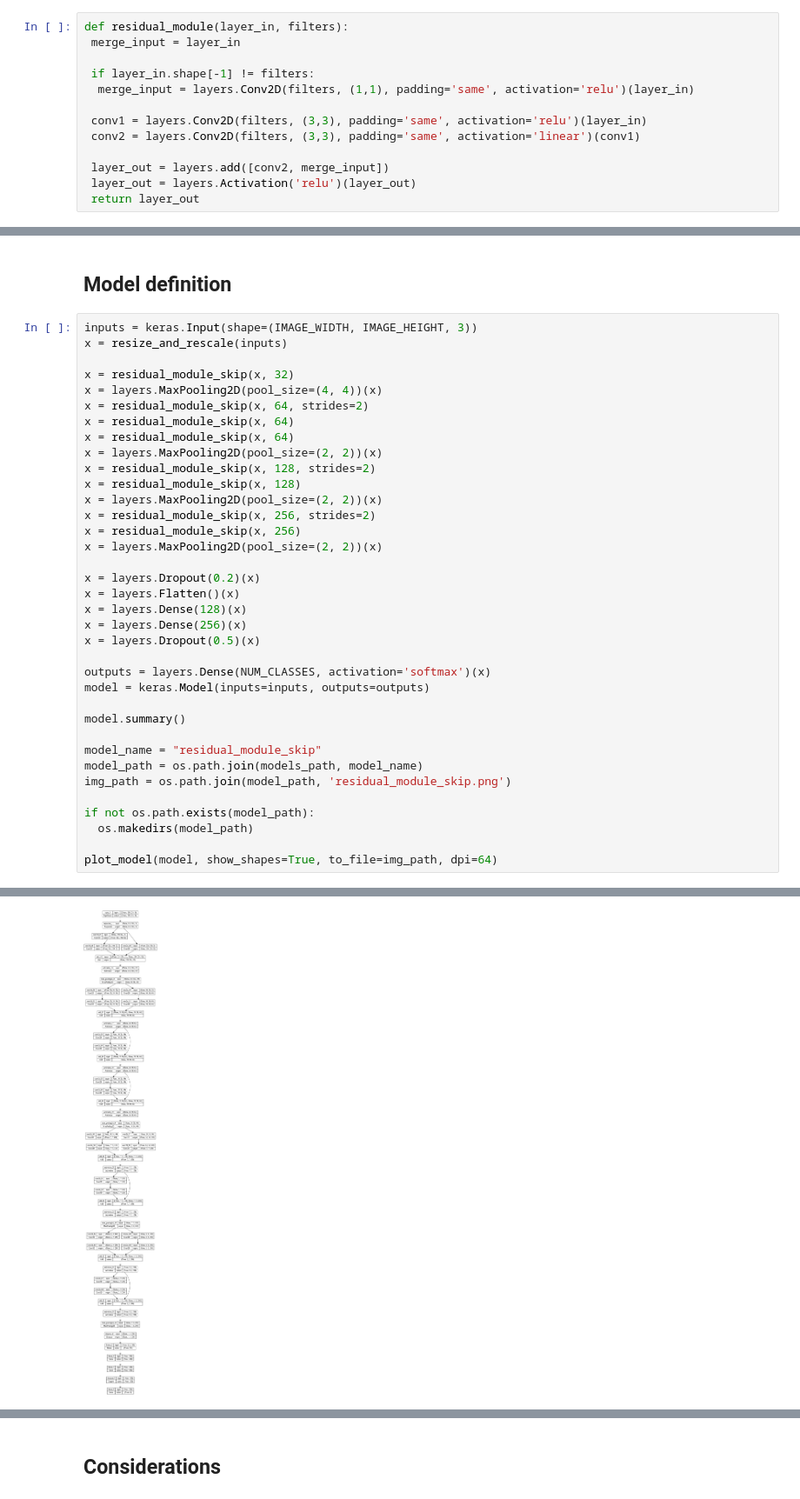
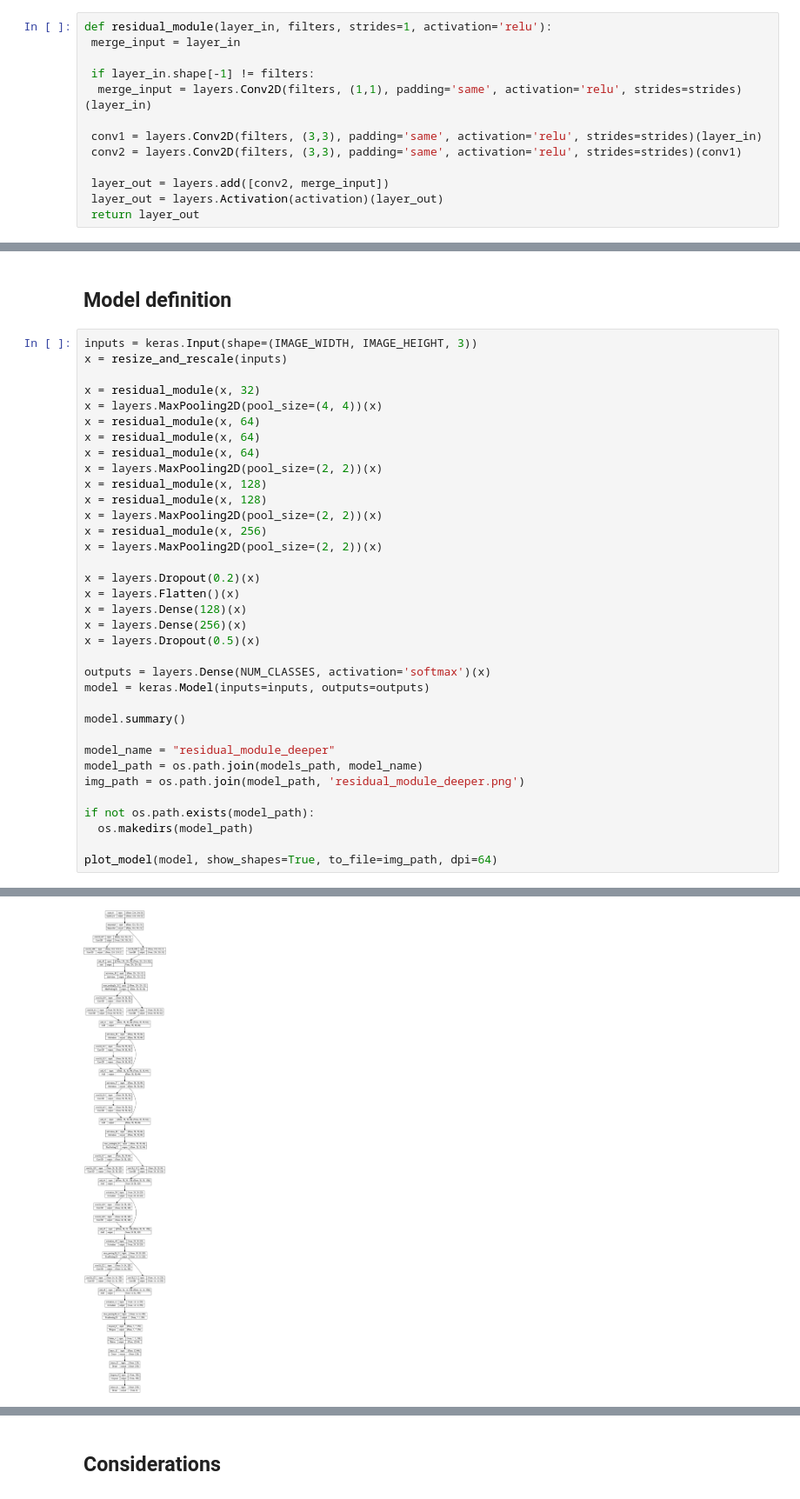
Before and after one commit to mattemugno/Smart-Waste-Classification, a Jupyter notebook: Residual_module.ipynb, the cells around one changed output, grey strips where cells are left out. Shown: that part at 87% size. Drawn from its saved outputs; the diff is of its cells as text.

```diff
--- a/Residual_module.ipynb
+++ b/Residual_module.ipynb
@@ -171,17 +170,17 @@ resize_and_rescale = tf.keras.Sequential([
   layers.Rescaling(1./255)
 ])
 # %%
-def residual_module(layer_in, filters):
+def residual_module(layer_in, filters, strides=1, activation='relu'):
  merge_input = layer_in
 
  if layer_in.shape[-1] != filters:
-  merge_input = layers.Conv2D(filters, (1,1), padding='same', activation='relu')(layer_in)
+  merge_input = layers.Conv2D(filters, (1,1), padding='same', activation='relu', strides=strides)(layer_in)
 
- conv1 = layers.Conv2D(filters, (3,3), padding='same', activation='relu')(layer_in)
- conv2 = layers.Conv2D(filters, (3,3), padding='same', activation='linear')(conv1)
+ conv1 = layers.Conv2D(filters, (3,3), padding='same', activation='relu', strides=strides)(layer_in)
+ conv2 = layers.Conv2D(filters, (3,3), padding='same', activation='relu', strides=strides)(conv1)
 
  layer_out = layers.add([conv2, merge_input])
- layer_out = layers.Activation('relu')(layer_out)
+ layer_out = layers.Activation(activation)(layer_out)
  return layer_out
 # %% [markdown]
 ## Model definition
@@ -303,17 +287,16 @@ def residual_module_skip(layer_in, filters, use_skip=True, strides=1, activation
 inputs = keras.Input(shape=(IMAGE_WIDTH, IMAGE_HEIGHT, 3))
 x = resize_and_rescale(inputs)
 
-x = residual_module_skip(x, 32)
+x = residual_module(x, 32)
 x = layers.MaxPooling2D(pool_size=(4, 4))(x)
-x = residual_module_skip(x, 64, strides=2)
-x = residual_module_skip(x, 64)
-x = residual_module_skip(x, 64)
+x = residual_module(x, 64)
+x = residual_module(x, 64)
+x = residual_module(x, 64)
 x = layers.MaxPooling2D(pool_size=(2, 2))(x)
-x = residual_module_skip(x, 128, strides=2)
-x = residual_module_skip(x, 128)
+x = residual_module(x, 128)
+x = residual_module(x, 128)
 x = layers.MaxPooling2D(pool_size=(2, 2))(x)
-x = residual_module_skip(x, 256, strides=2)
-x = residual_module_skip(x, 256)
+x = residual_module(x, 256)
 x = layers.MaxPooling2D(pool_size=(2, 2))(x)
 
 x = layers.Dropout(0.2)(x)
@@ -327,9 +310,9 @@ model = keras.Model(inputs=inputs, outputs=outputs)
 
 model.summary()
 
-model_name = "residual_module_skip"
+model_name = "residual_module_deeper"
 model_path = os.path.join(models_path, model_name)
-img_path = os.path.join(model_path, 'residual_module_skip.png')
+img_path = os.path.join(model_path, 'residual_module_deeper.png')
 
 if not os.path.exists(model_path):
   os.makedirs(model_path)
@@ -354,6 +337,6 @@ Trainable params: 2,992,872
 Non-trainable params: 0
 __________________________________________________________________________________________________
-[figure, old version]
+[figure, new version]
 # %%
 compile_and_fit(model, model_name, model_path, learning_rate=0.0001)
 # %% [output]
```
Also changed, not shown: parts of 16 cells of this notebook.
